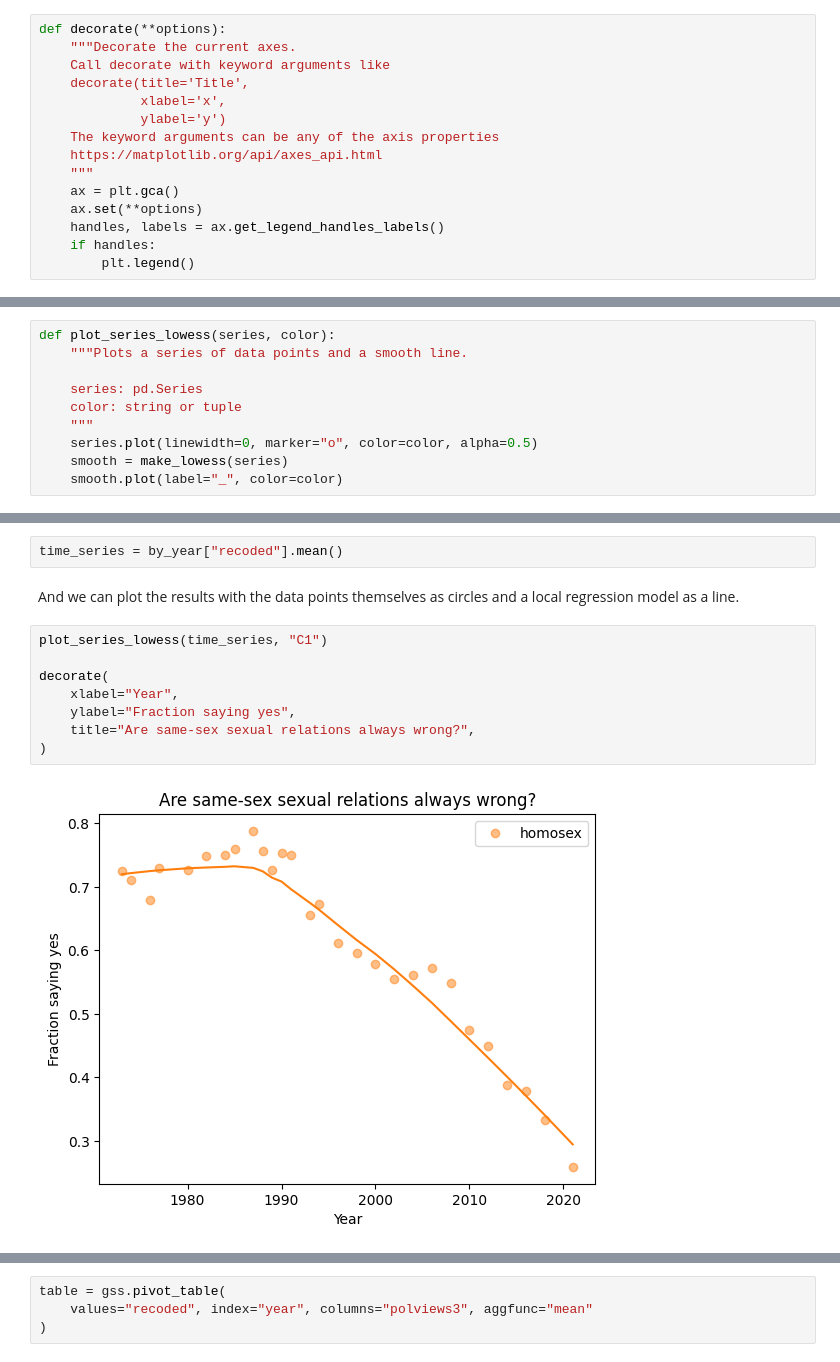
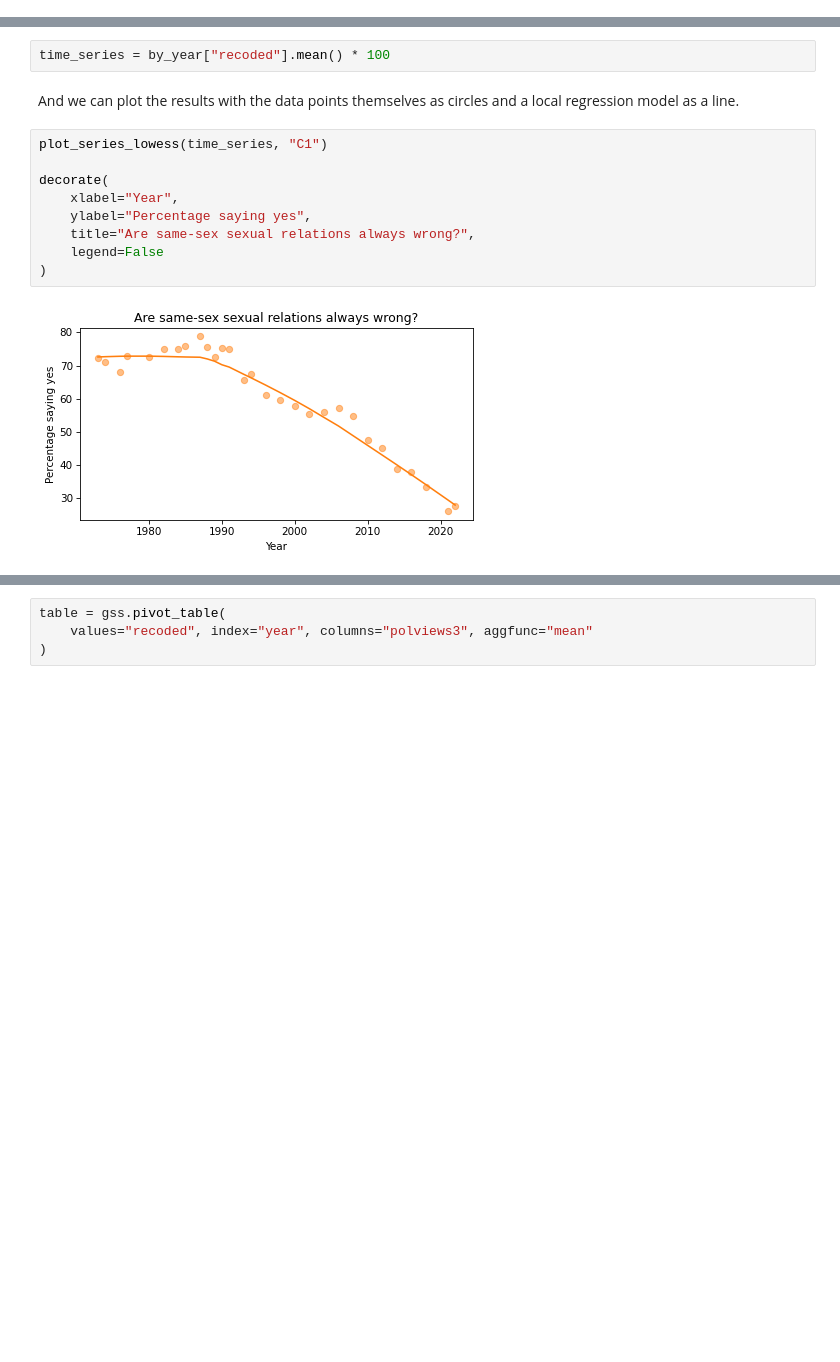
Before and after one commit to AllenDowney/PoliticalAlignmentCaseStudy, a Jupyter notebook: 04_worldview.ipynb, the cells around one changed output, grey strips where cells are left out. Drawn from its saved outputs; the diff is of its cells as text; blank space fills up the shorter version.

```diff
--- a/04_worldview.ipynb
+++ b/04_worldview.ipynb
@@ -46,15 +54,0 @@ The following cells define functions from previous notebooks we will use again.
-# %%
-def decorate(**options):
-    """Decorate the current axes.
-    Call decorate with keyword arguments like
-    decorate(title='Title',
-             xlabel='x',
-             ylabel='y')
-    The keyword arguments can be any of the axis properties
-    https://matplotlib.org/api/axes_api.html
-    """
-    ax = plt.gca()
-    ax.set(**options)
-    handles, labels = ax.get_legend_handles_labels()
-    if handles:
-        plt.legend()
@@ -79,10 +54,0 @@ def make_lowess(series):
-# %%
-def plot_series_lowess(series, color):
-    """Plots a series of data points and a smooth line.
-
-    series: pd.Series
-    color: string or tuple
-    """
-    series.plot(linewidth=0, marker="o", color=color, alpha=0.5)
-    smooth = make_lowess(series)
-    smooth.plot(label="_", color=color)
@@ -415,15 +315,16 @@ From the result we can select the recoded variable and compute the mean.
 # %%
-time_series = by_year["recoded"].mean()
+time_series = by_year["recoded"].mean() * 100
 # %% [markdown]
 And we can plot the results with the data points themselves as circles and a local regression model as a line.
 # %%
 plot_series_lowess(time_series, "C1")
 
 decorate(
     xlabel="Year",
-    ylabel="Fraction saying yes",
+    ylabel="Percentage saying yes",
     title="Are same-sex sexual relations always wrong?",
+    legend=False
 )
 # %% [output]
-[figure, old version]
+[figure, new version]
 # %% [markdown]
```
Also changed, not shown: parts of 63 cells of this notebook, 6 other files.
